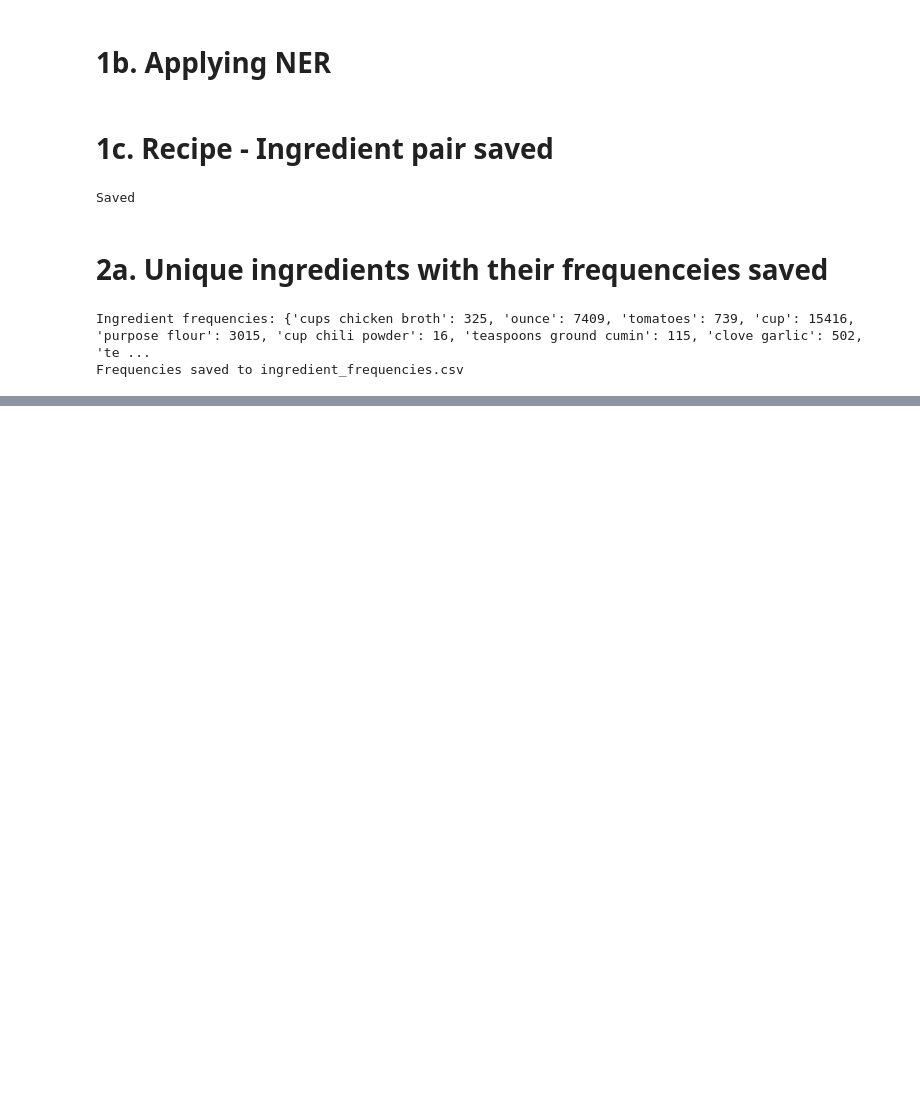
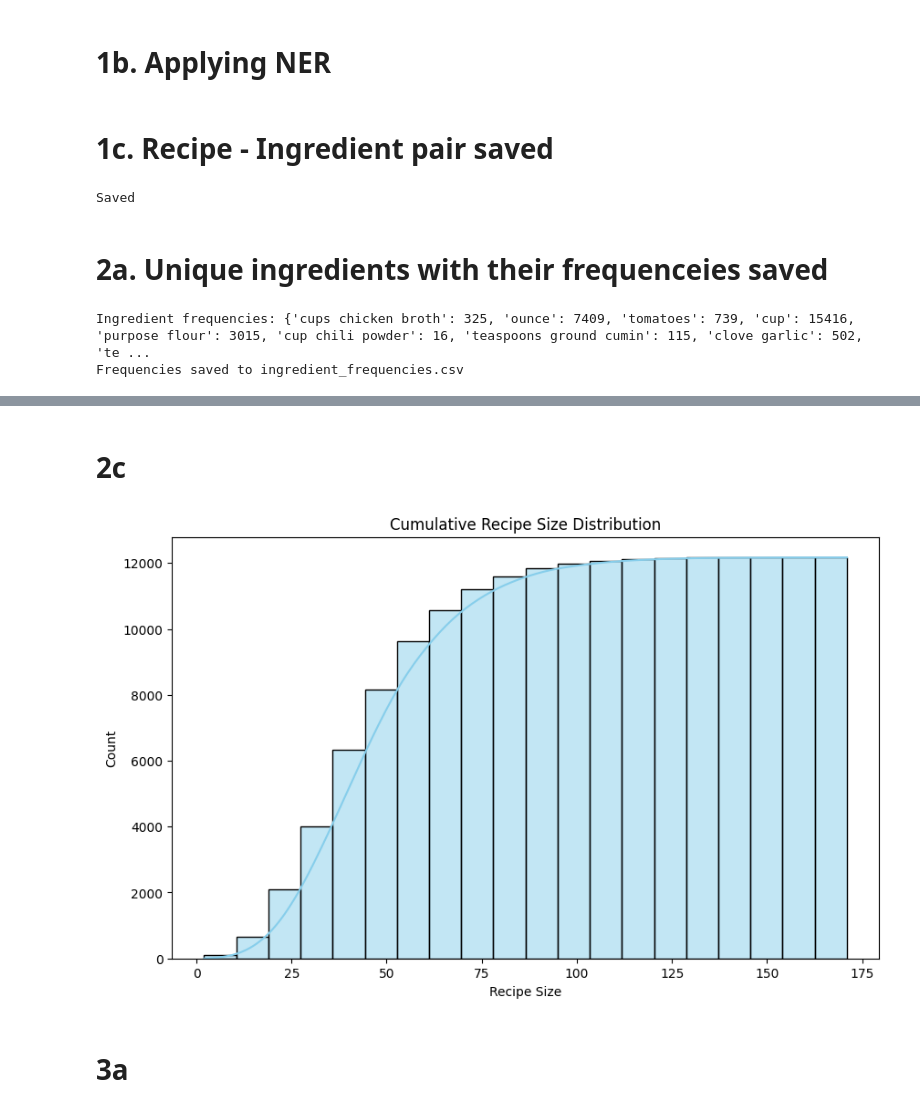
Before and after one commit to oberoir080/CGAS, a Jupyter notebook: cgas-assignment1 (1).ipynb, the cells around one changed output, grey strips where cells are left out. Saved outputs shown, nothing was run; the diff lists cells and outputs as text; code cells hidden in the pictures; blank space fills up the shorter version.

```diff
--- a/cgas-assignment1 (1).ipynb
+++ b/cgas-assignment1 (1).ipynb
@@ -189,0 +186,15 @@ Frequencies saved to ingredient_frequencies.csv
+# %% [markdown]
+# 2c
+# %%
+#Plot cumulative distribution of recipe size
+plt.figure(figsize=(10, 6))
+sns.histplot(recipe_sizes, bins=20, color='skyblue', kde=True, cumulative=True)
+
+plt.title("Cumulative Recipe Size Distribution")
+plt.xlabel("Recipe Size")
+
+plt.show()
+# %% [output]
+[figure, added]
+# %% [markdown]
+# 3a
```
Also changed, not shown: parts of 6 cells of this notebook, 1 other file.
